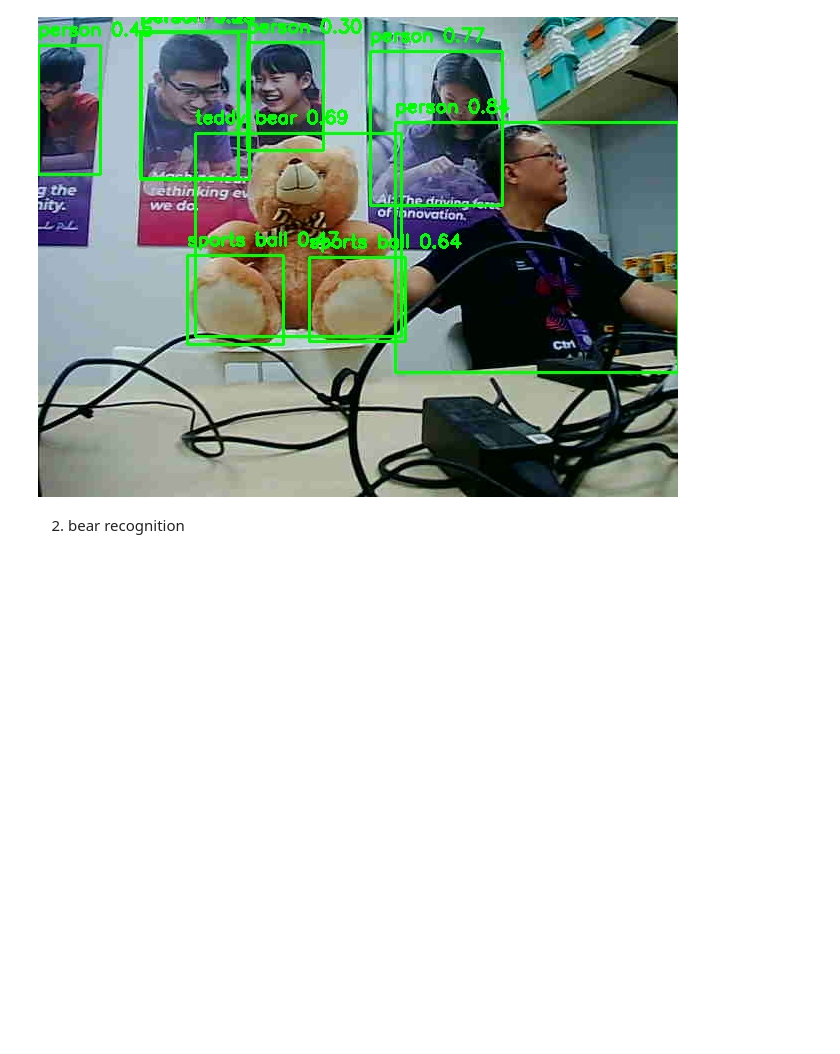
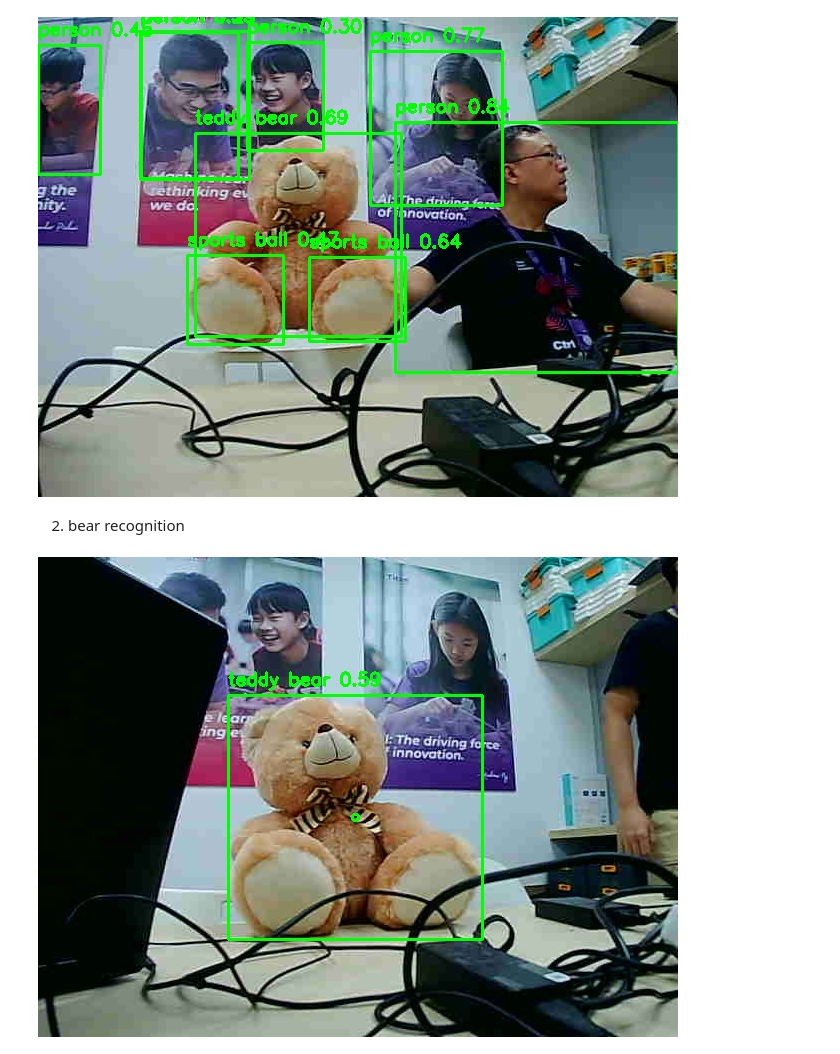
Before and after one commit to mblijian/VS-Code, a Jupyter notebook: Level5/L5202T1/L5202T1.ipynb, the cells around one changed output. Cells and saved outputs as stored; diff of their text form; code cells hidden in the pictures; blank space fills up the shorter version.

```diff
--- a/Level5/L5202T1/L5202T1.ipynb
+++ b/Level5/L5202T1/L5202T1.ipynb
@@ -3549,29 +3554,35 @@ while time.time() - start_time<5:
 # %%
 import time
 
 got.open_camera()
 print("The camera is on.")
 
 start_time = time.time()
-while time.time() - start_time<5:
+while time.time() - start_time<10:
     picture_raw = got.read_camera_data()
 
     if picture_raw is None:
         continue
 
     picture_1D = np.frombuffer(picture_raw,np.uint8)
     frame = cv2.imdecode(picture_1D,cv2.IMREAD_COLOR)
 
     # YOLO block
     results = model(frame,verbose = False)
     for box in results[0].boxes:
         class_id = int(box.cls[0])
         conf = float(box.conf[0])
         name = model.names[class_id]
-        x1,y1,x2,y2 = map(int,box.xyxy[0])
-        cv2.rectangle(frame,(x1,y1),(x2,y2),(0,255,0),2)
-        cv2.putText(frame,f"{name} {conf:.2f}",(x1,y1-10),cv2.FONT_HERSHEY_SIMPLEX,0.6,(0,255,0),2)
+        if name =="teddy bear":
+            x1,y1,x2,y2 = map(int,box.xyxy[0])
+            cx = (x1+x2)//2
+            cy = (y1+y2)//2
+            cv2.rectangle(frame,(x1,y1),(x2,y2),(0,255,0),2)
+            cv2.putText(frame,f"{name} {conf:.2f}",(x1,y1-10),cv2.FONT_HERSHEY_SIMPLEX,0.6,(0,255,0),2)
+            cv2.circle(frame,(cx,cy),3,(0,255,0),2)
 
     ok,picture_jpg = cv2.imencode(".jpg",frame)
     display(Image(picture_jpg.tobytes()))
     clear_output(True)
+# %% [output]
+[figure, added]
```
Also changed, not shown: parts of 3 cells of this notebook.
